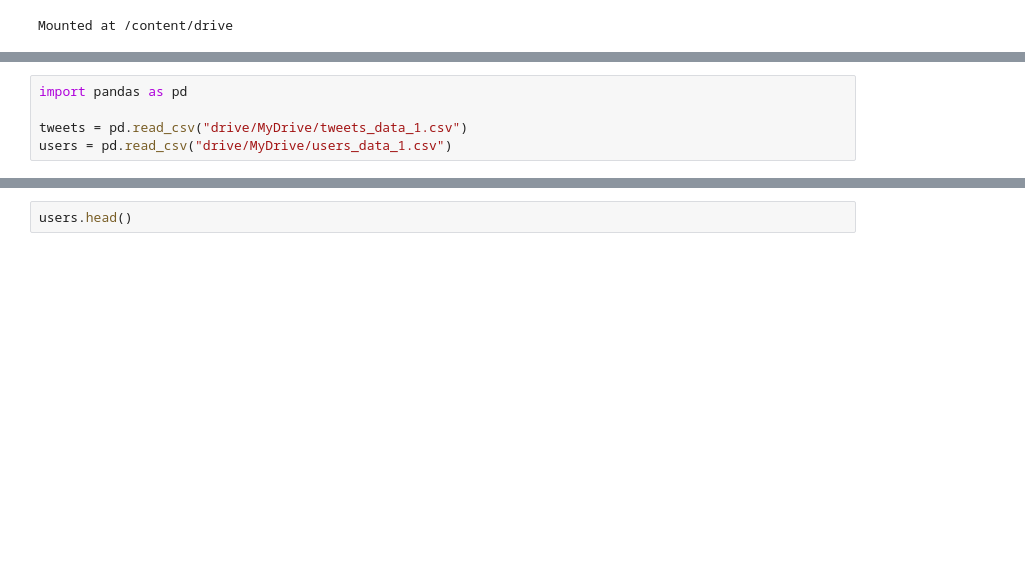
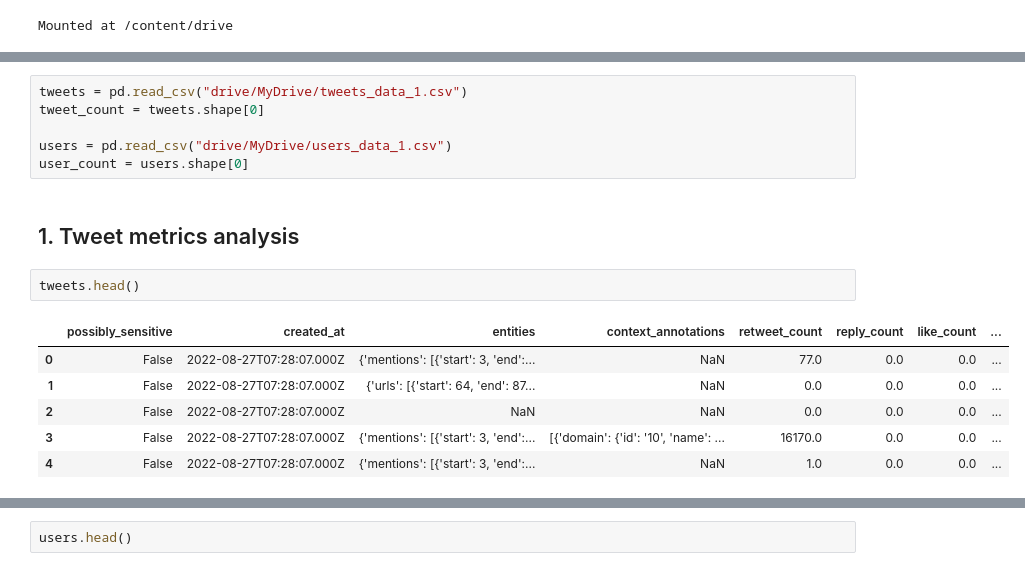
Before and after one commit to sabinagio/what-s-the-matter, a Jupyter notebook: tweets_and_user_data_EDA.ipynb, the cells around one changed output, grey strips where cells are left out. Drawn from its saved outputs; the diff is of its cells as text; blank space fills up the shorter version.

Commit message:
Add tweet analysis

```diff
--- a/tweets_and_user_data_EDA.ipynb
+++ b/tweets_and_user_data_EDA.ipynb
@@ -28,5 +22,17 @@ Successfully installed plotly-5.10.0
 # %%
-import pandas as pd
+tweets = pd.read_csv("drive/MyDrive/tweets_data_1.csv")
+tweet_count = tweets.shape[0]
 
-tweets = pd.read_csv("drive/MyDrive/tweets_data_1.csv")
 users = pd.read_csv("drive/MyDrive/users_data_1.csv")
+user_count = users.shape[0]
+# %% [markdown]
+## 1. Tweet metrics analysis <a name="tweet-analysis-1"></a>
+# %%
+tweets.head()
+# %% [output]
+|  | possibly_sensitive | created_at | entities | context_annotations | retweet_count | reply_count | like_count | ... |
+| 0 | False | 2022-08-27T07:28:07.000Z | {'mentions': [{'start': 3, 'end':... | NaN | 77.0 | 0.0 | 0.0 | ... |
+| 1 | False | 2022-08-27T07:28:07.000Z | {'urls': [{'start': 64, 'end': 87... | NaN | 0.0 | 0.0 | 0.0 | ... |
+| 2 | False | 2022-08-27T07:28:07.000Z | NaN | NaN | 0.0 | 0.0 | 0.0 | ... |
+| 3 | False | 2022-08-27T07:28:07.000Z | {'mentions': [{'start': 3, 'end':... | [{'domain': {'id': '10', 'name': ... | 16170.0 | 0.0 | 0.0 | ... |
+| 4 | False | 2022-08-27T07:28:07.000Z | {'mentions': [{'start': 3, 'end':... | NaN | 1.0 | 0.0 | 0.0 | ... |
```
Also changed, not shown: parts of 15 cells of this notebook.
